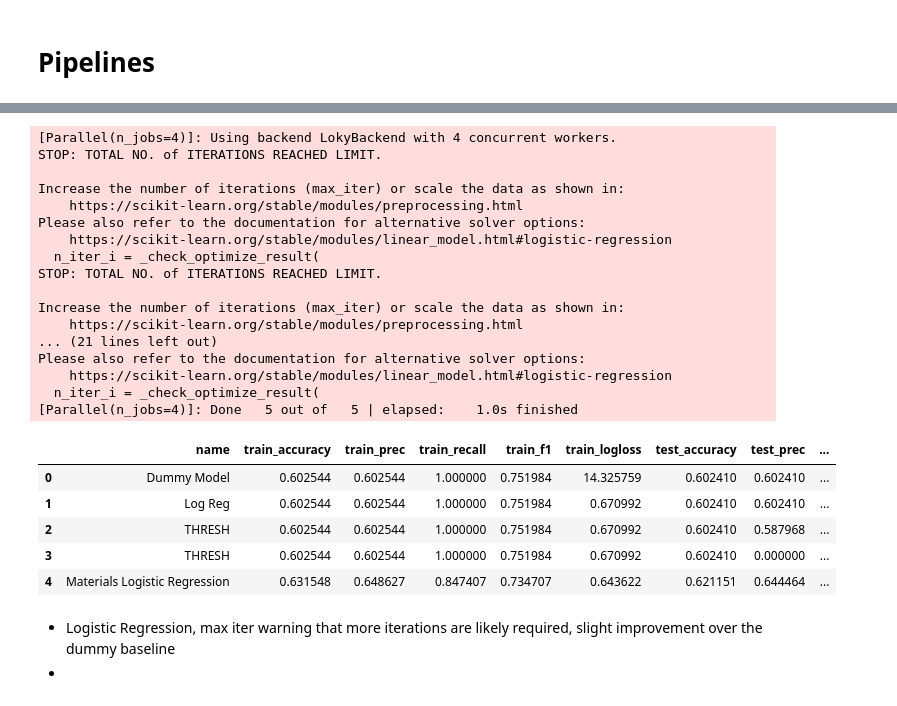
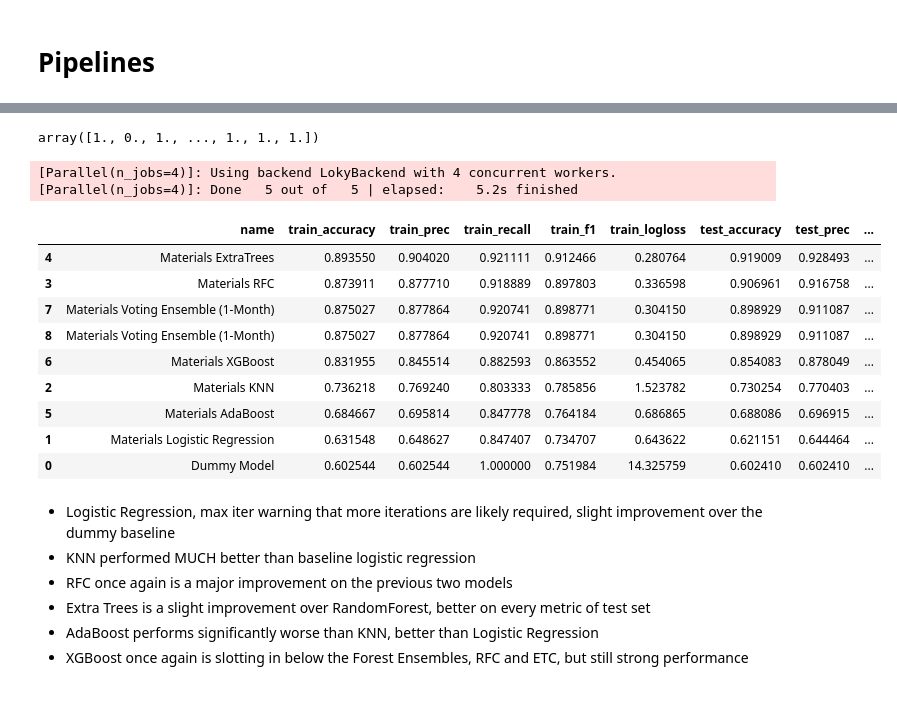
Before and after one commit to dvdhartsman/Stock_Market_Analysis, a Jupyter notebook: 2_SPDR_ETFs.ipynb, the cells around one changed output, grey strips where cells are left out. Cells and saved outputs as stored; diff of their text form; code cells hidden in the pictures.

```diff
--- a/2_SPDR_ETFs.ipynb
+++ b/2_SPDR_ETFs.ipynb
@@ -345,31 +360,36 @@ Pipeline(steps=[('ct',
+# %%
+rfc.model.predict(X_test)
+# %% [output]
+array([1., 0., 1., ..., 1., 1., 1.])
 # %%
-logreg = Model("Materials Logistic Regression", model_pipe, X_train, X_test, y_train, y_test)
+# logreg = Model("Materials Logistic Regression", model_pipe, X_train, X_test, y_train, y_test)
+# knn = Model("Materials KNN", model_pipe, X_train, X_test, y_train, y_test)
+# rfc = Model("Materials RFC", model_pipe, X_train, X_test, y_train, y_test)
+# etc = Model("Materials ExtraTrees", model_pipe, X_train, X_test, y_train, y_test)
+# adaboost = Model("Materials AdaBoost", model_pipe, X_train, X_test, y_train, y_test)
+# XGBoost = Model("Materials XGBoost", model_pipe, X_train, X_test, y_train, y_test)
+votingC = Model("Materials Voting Ensemble (1-Month)", model_pipe, transformed_X_train, transformed_X_test, y_train, y_test)
+#stackingC = Model("Materials Stacking Ensemble (1-Month)", model_pipe, transformed_X_train, transformed_X_test, y_train, y_test)
 
-Model.model_df
+
+Model.model_df.sort_values(by="test_accuracy", ascending=False)
 # %% [output]
 [Parallel(n_jobs=4)]: Using backend LokyBackend with 4 concurrent workers.
-STOP: TOTAL NO. of ITERATIONS REACHED LIMIT.
-
-Increase the number of iterations (max_iter) or scale the data as shown in:
-    https://scikit-learn.org/stable/modules/preprocessing.html
-Please also refer to the documentation for alternative solver options:
-    https://scikit-learn.org/stable/modules/linear_model.html#logistic-regression
-  n_iter_i = _check_optimize_result(
-STOP: TOTAL NO. of ITERATIONS REACHED LIMIT.
-
-Increase the number of iterations (max_iter) or scale the data as shown in:
-    https://scikit-learn.org/stable/modules/preprocessing.html
-... (21 lines left out)
-Please also refer to the documentation for alternative solver options:
-    https://scikit-learn.org/stable/modules/linear_model.html#logistic-regression
-  n_iter_i = _check_optimize_result(
-[Parallel(n_jobs=4)]: Done   5 out of   5 | elapsed:    1.0s finished
+[Parallel(n_jobs=4)]: Done   5 out of   5 | elapsed:    5.2s finished
 |  | name | train_accuracy | train_prec | train_recall | train_f1 | train_logloss | test_accuracy | test_prec | ... |
+| 4 | Materials ExtraTrees | 0.893550 | 0.904020 | 0.921111 | 0.912466 | 0.280764 | 0.919009 | 0.928493 | ... |
+| 3 | Materials RFC | 0.873911 | 0.877710 | 0.918889 | 0.897803 | 0.336598 | 0.906961 | 0.916758 | ... |
+| 7 | Materials Voting Ensemble (1-Month) | 0.875027 | 0.877864 | 0.920741 | 0.898771 | 0.304150 | 0.898929 | 0.911087 | ... |
+| 8 | Materials Voting Ensemble (1-Month) | 0.875027 | 0.877864 | 0.920741 | 0.898771 | 0.304150 | 0.898929 | 0.911087 | ... |
+| 6 | Materials XGBoost | 0.831955 | 0.845514 | 0.882593 | 0.863552 | 0.454065 | 0.854083 | 0.878049 | ... |
+| 2 | Materials KNN | 0.736218 | 0.769240 | 0.803333 | 0.785856 | 1.523782 | 0.730254 | 0.770403 | ... |
+| 5 | Materials AdaBoost | 0.684667 | 0.695814 | 0.847778 | 0.764184 | 0.686865 | 0.688086 | 0.696915 | ... |
+| 1 | Materials Logistic Regression | 0.631548 | 0.648627 | 0.847407 | 0.734707 | 0.643622 | 0.621151 | 0.644464 | ... |
 | 0 | Dummy Model | 0.602544 | 0.602544 | 1.000000 | 0.751984 | 14.325759 | 0.602410 | 0.602410 | ... |
-| 1 | Log Reg | 0.602544 | 0.602544 | 1.000000 | 0.751984 | 0.670992 | 0.602410 | 0.602410 | ... |
-| 2 | THRESH | 0.602544 | 0.602544 | 1.000000 | 0.751984 | 0.670992 | 0.602410 | 0.587968 | ... |
-| 3 | THRESH | 0.602544 | 0.602544 | 1.000000 | 0.751984 | 0.670992 | 0.602410 | 0.000000 | ... |
-| 4 | Materials Logistic Regression | 0.631548 | 0.648627 | 0.847407 | 0.734707 | 0.643622 | 0.621151 | 0.644464 | ... |
 # %% [markdown]
 - Logistic Regression, max iter warning that more iterations are likely required, slight improvement over the dummy baseline
--
+- KNN performed MUCH better than baseline logistic regression
+- RFC once again is a major improvement on the previous two models
+- Extra Trees is a slight improvement over RandomForest, better on every metric of test set
+- AdaBoost performs significantly worse than KNN, better than Logistic Regression
+- XGBoost once again is slotting in below the Forest Ensembles, RFC and ETC, but still strong performance
```
Also changed, not shown: parts of 3 cells of this notebook.
